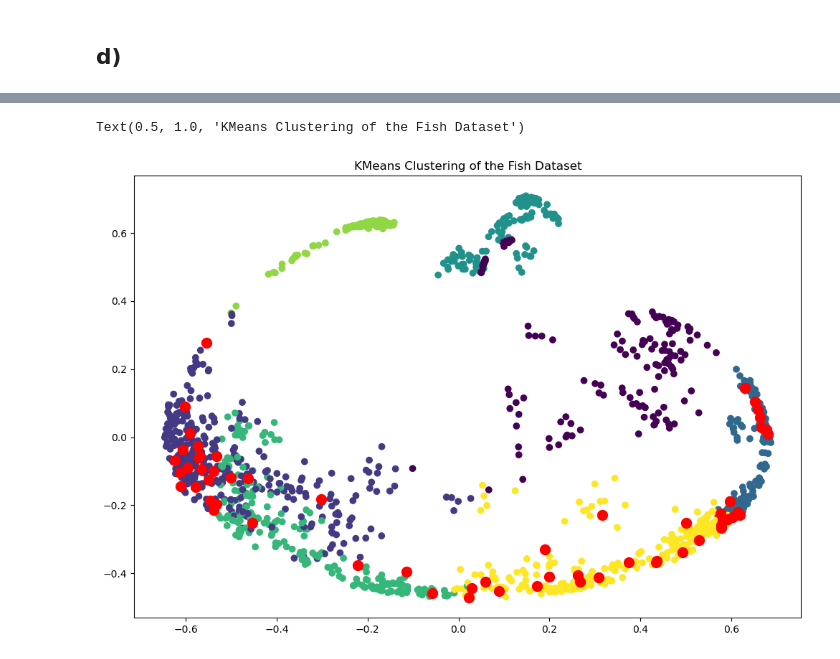
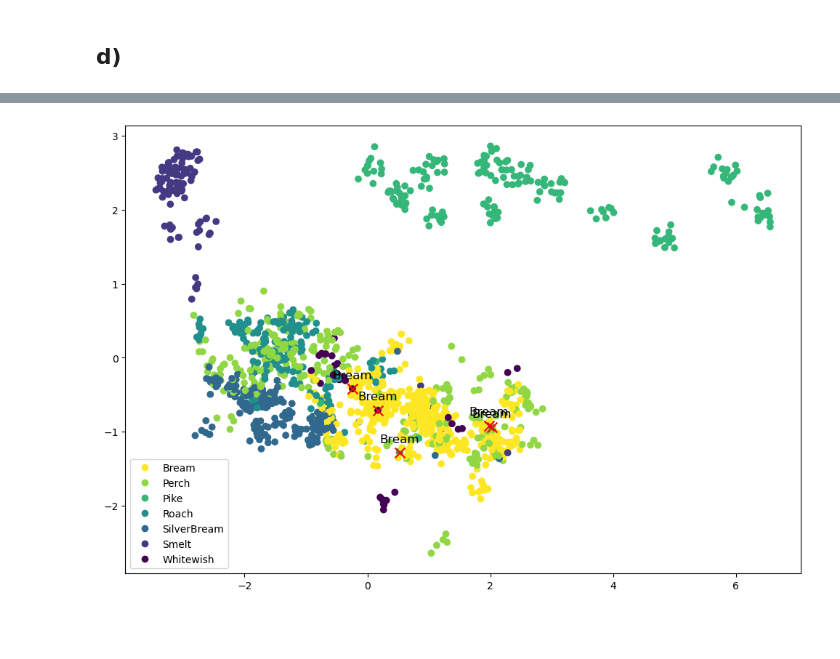
Before and after one commit to rikardradovac/mve441, a Jupyter notebook: question1.ipynb, the cells around one changed output, grey strips where cells are left out. Drawn from its saved outputs; the diff is of its cells as text; code cells hidden in the pictures; blank space fills up the shorter version.

```diff
--- a/question1.ipynb
+++ b/question1.ipynb
@@ -1536,0 +1410,19 @@ set()
+# %%
+def find_common_misspredictions(row, threshold=0.8):
+    # return True if all models disagree with the correct label
+    first_model = list(results.keys())[0]
+    first_prediction = row[f"predictions_{first_model}"]
+
+    if (all(first_prediction == row[f"predictions_{model}"] for model in results) and
+        all(max(row[f"probabilities_{model}"]) > threshold for model in results) and
+        first_prediction != row["correct"]):
+        return True
+    return False
+    # return all(row[f"predictions_{model}"] != row["correct"] for model in results) and all(max(row[f"probabilities_{model}"]) > threshold for model in results)
+
+
+def find_low_confidence(row, threshold=0.7):
+    return all(max(row[f"probabilities_{model}"]) < threshold for model in results if f"probabilities_{model}" in row)
+
+def find_high_confidence(row, threshold=0.8):
+    return all(max(row[f"probabilities_{model}"]) > threshold for model in results if f"probabilities_{model}" in row)
@@ -1537,34 +1531,43 @@ set()
 # %%
 
+from sklearn.cluster import KMeans
+from sklearn.decomposition import KernelPCA
+from sklearn.manifold import TSNE
+import random
 
 pca = PCA(n_components=6)
-from sklearn.decomposition import KernelPCA
-from sklearn.manifold import TSNE
 
-pca = KernelPCA(n_components=6, kernel='rbf')
+
+# pca = KernelPCA(n_components=6, kernel='rbf')
 
 X_pca = pca.fit_transform(X_train)
+X_pca = pd.DataFrame(X_pca, index=X_train.index)
 
 clusters = KMeans(n_clusters=7, random_state=42).fit(X_pca)
 
 # tsne = TSNE(n_components=2, random_state=42)
 # X_pca = pca.fit_transform(X_train)
 # X_pca = tsne.fit_transform(X_train)
 
+
+
+class_names_map = {name: idx for idx, name in enumerate(sorted(set(y.unique())))}
+
+class_names = [class_names_map[name] for name in y_train]
+
 plt.figure(figsize=(12, 8))
-plt.scatter(X_pca[:, 0], X_pca[:, 1], c=clusters.labels_, cmap='viridis')
+scatter = plt.scatter(X_pca.iloc[:, 0], X_pca.iloc[:, 1], c=class_names, cmap='viridis_r')
 
 
 
-# # add mislabeled points
-# misclassified_indices = expanded_df[expanded_df["predicted"] != expanded_df["correct"]]["index"]
-# misclassified_indices = misclassified_indices.values
-misclassified_indices = np.array([X_train.index.get_loc(idx) for idx in common_misclassified])
+plt.legend(handles=scatter.legend_elements()[0], labels=class_names_map.keys())
 
 
 
-plt.scatter(X_pca[misclassified_indices, 0], X_pca[misclassified_indices, 1], c='r', s=100, label='Misclassified')
-plt.title('KMeans Clustering of the Fish Dataset')
+
+for index in random.sample(mispreds["index"].tolist(), k=5):
+    plt.scatter(X_pca.loc[index, 0], X_pca.loc[index, 1], marker='x', s=100, c='red')
+    predicted = df_cv[df_cv["index"] == index]["predictions_Logistic Regression"].values[0]
+    plt.annotate(predicted, (X_pca.loc[index, 0], X_pca.loc[index, 1]), textcoords="offset points", xytext=(0, 10), ha='center', fontsize=12, color='black')
 # %% [output]
-Text(0.5, 1.0, 'KMeans Clustering of the Fish Dataset')
-[figure, old version]
+[figure, new version]
```
Also changed, not shown: parts of 27 cells of this notebook, 4 other files.
